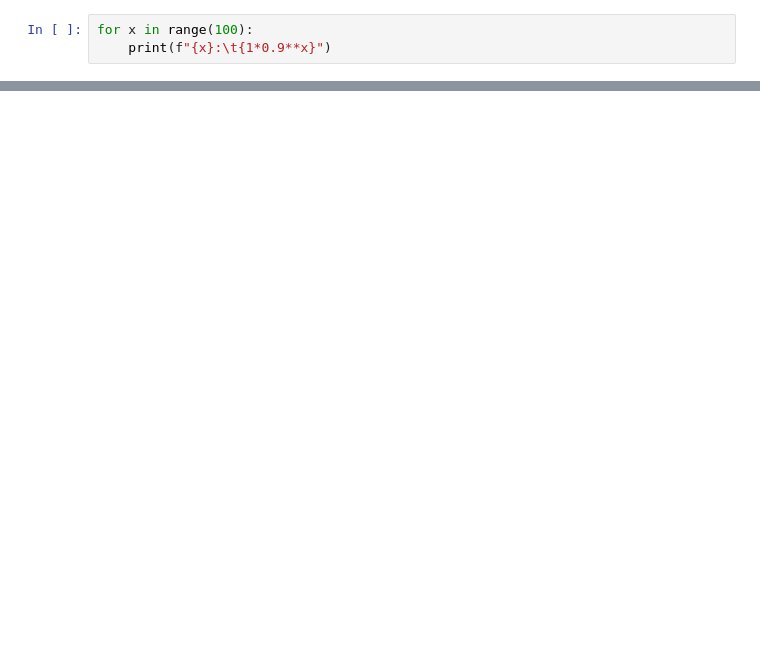
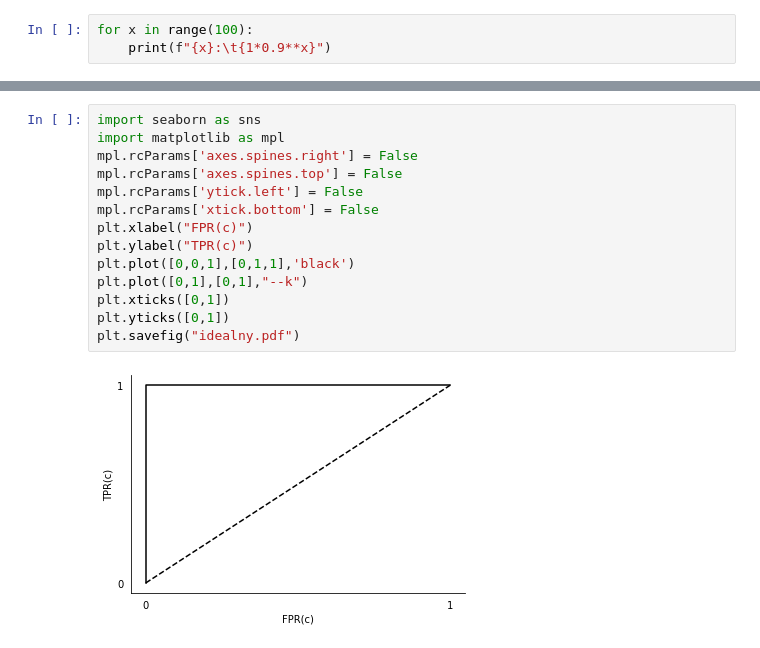
Before and after one commit to KornelBl/Melanoma-Classificator, a Jupyter notebook: analysis.ipynb, the cells around one changed output, grey strips where cells are left out. Cells and saved outputs as stored; diff of their text form; blank space fills up the shorter version.

```diff
--- a/analysis.ipynb
+++ b/analysis.ipynb
@@ -96,0 +183,16 @@ ModuleNotFoundError: No module named 'CLR'
+# %%
+import seaborn as sns
+import matplotlib as mpl
+mpl.rcParams['axes.spines.right'] = False
+mpl.rcParams['axes.spines.top'] = False
+mpl.rcParams['ytick.left'] = False
+mpl.rcParams['xtick.bottom'] = False
+plt.xlabel("FPR(c)")
+plt.ylabel("TPR(c)")
+plt.plot([0,0,1],[0,1,1],'black')
+plt.plot([0,1],[0,1],"--k")
+plt.xticks([0,1])
+plt.yticks([0,1])
+plt.savefig("idealny.pdf")
+# %% [output]
+[figure, added]
```
Also changed, not shown: parts of 22 cells of this notebook, 8 other files.
